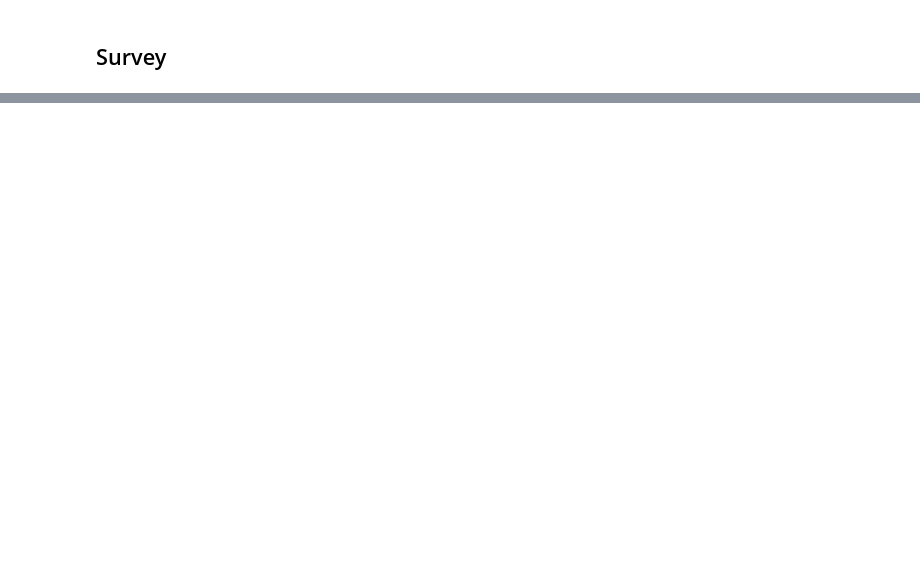
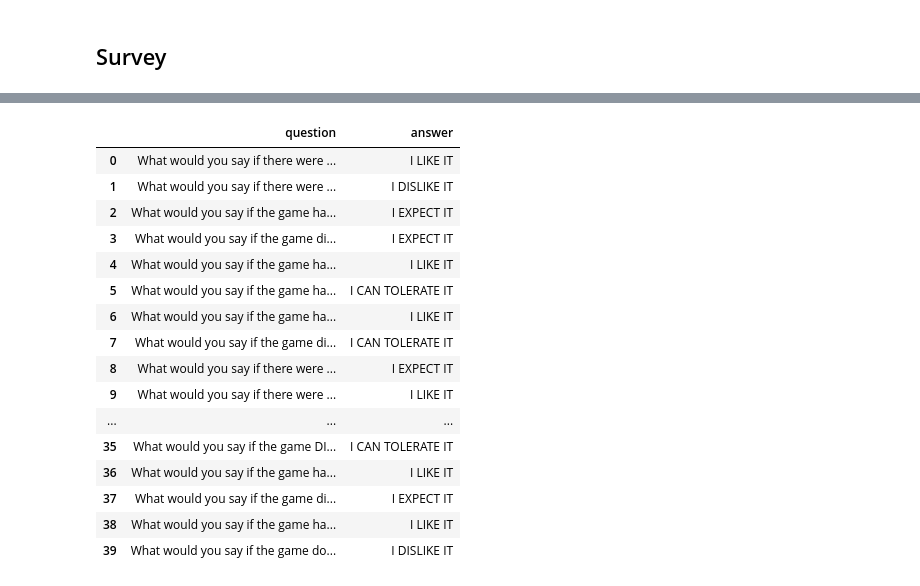
Before and after one commit to Brikas/Thesis, a Jupyter notebook: airidas.ipynb, the cells around one changed output, grey strips where cells are left out. Saved outputs shown, nothing was run; the diff lists cells and outputs as text; code cells hidden in the pictures; blank space fills up the shorter version.

```diff
--- a/airidas.ipynb
+++ b/airidas.ipynb
@@ -198,0 +490,11 @@ df = pd.read_csv('results/base_simulation.csv')
+# %%
+if isinstance(surv, survey.KanoSurvey):
+    remap_dict = {"I EXPECT IT": 5, "I LIKE IT": 4, "I AM NEUTRAL": 3, "I CAN TOLERATE IT": 2, "I DISLIKE IT": 1}
+    df['answer'] = df['answer'].map(remap_dict)
+    df['airidas'] = df['airidas'].map(remap_dict)
+    df['elias'] = df['elias'].map(remap_dict)
+elif isinstance(surv, survey.PersonalitySurvey):
+    remap_dict = {"AGREE": 5, "SOMEWHAT AGREE": 4, "NEUTRAL": 3, "SOMEWHAT DISAGREE": 2, "DISAGREE": 1}
+    df['answer'] = df['answer'].map(remap_dict)
+
+df
@@ -198,0 +511,20 @@ df = pd.read_csv('results/base_simulation.csv')
+# %%
+df
+# %% [output]
+|  | question | answer |
+| 0 | What would you say if there were ... | I LIKE IT |
+| 1 | What would you say if there were ... | I DISLIKE IT |
+| 2 | What would you say if the game ha... | I EXPECT IT |
+| 3 | What would you say if the game di... | I EXPECT IT |
+| 4 | What would you say if the game ha... | I LIKE IT |
+| 5 | What would you say if the game ha... | I CAN TOLERATE IT |
+| 6 | What would you say if the game ha... | I LIKE IT |
+| 7 | What would you say if the game di... | I CAN TOLERATE IT |
+| 8 | What would you say if there were ... | I EXPECT IT |
+| 9 | What would you say if there were ... | I LIKE IT |
+| ... | ... | ... |
+| 35 | What would you say if the game DI... | I CAN TOLERATE IT |
+| 36 | What would you say if the game ha... | I LIKE IT |
+| 37 | What would you say if the game di... | I EXPECT IT |
+| 38 | What would you say if the game ha... | I LIKE IT |
+| 39 | What would you say if the game do... | I DISLIKE IT |
```
Also changed, not shown: parts of 57 cells of this notebook, 16 other files.
